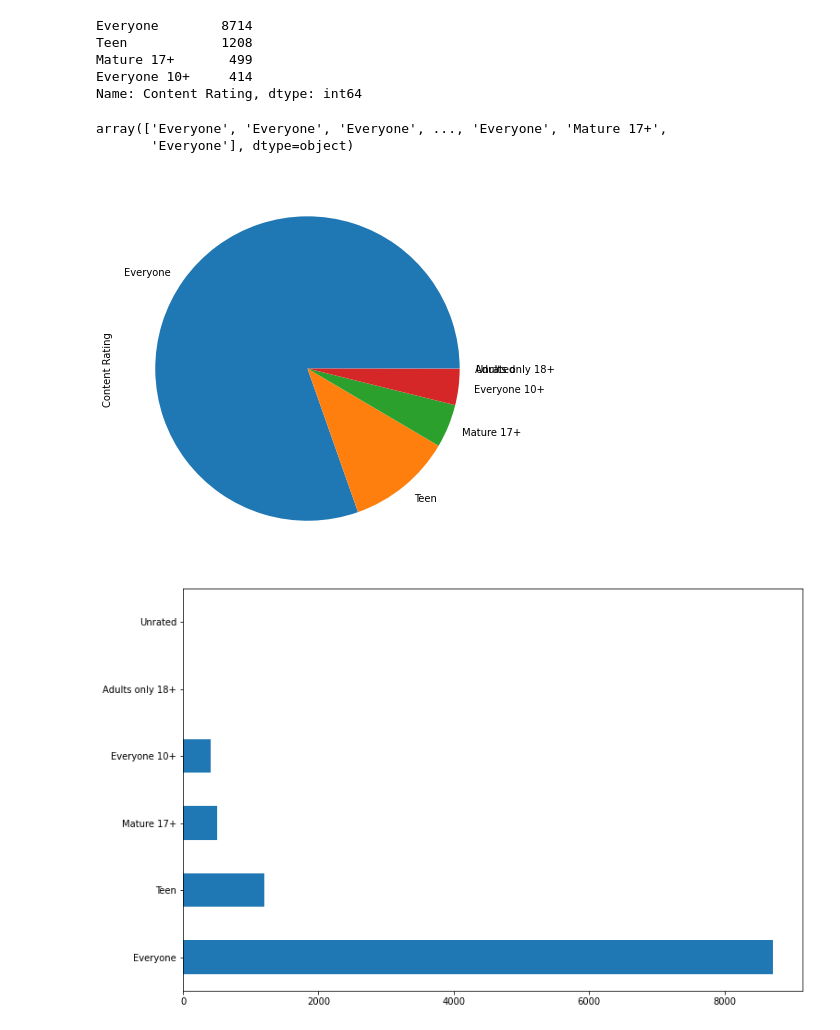
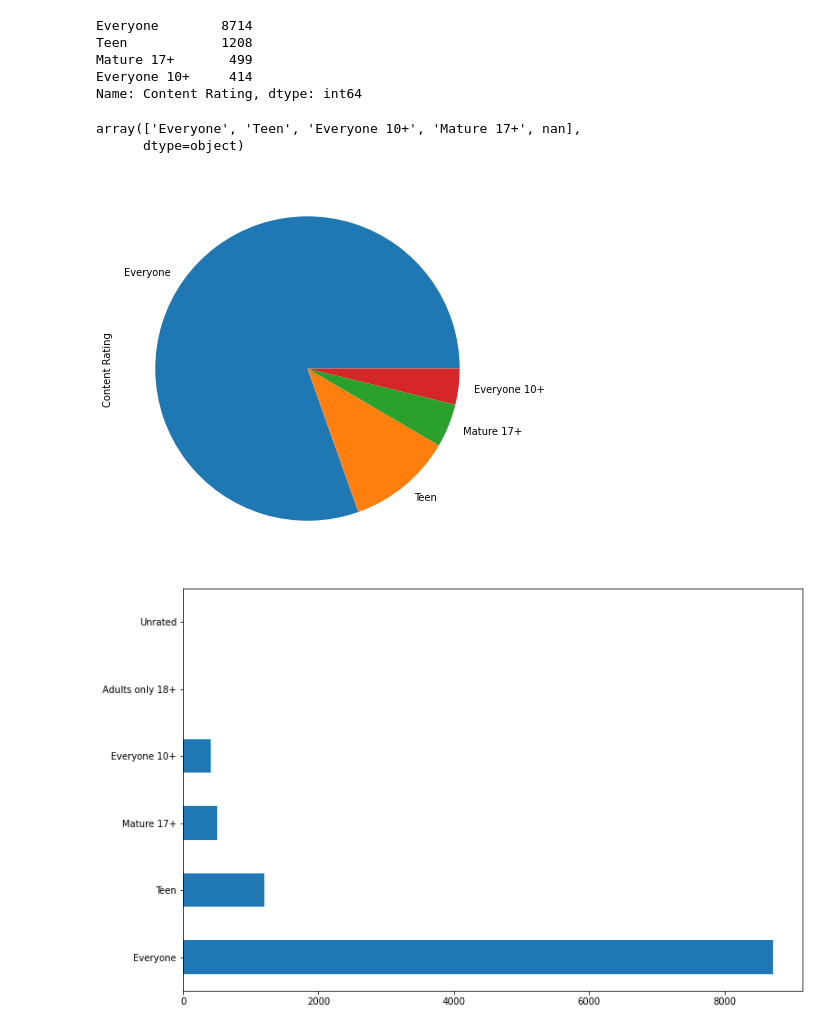
Before and after one commit to dindadinho93/hello, a Jupyter notebook: seaborn-play-store.ipynb, the cells around one changed output. Saved outputs shown, nothing was run; the diff lists cells and outputs as text; code cells hidden in the pictures.

```diff
--- a/seaborn-play-store.ipynb
+++ b/seaborn-play-store.ipynb
@@ -54,18 +54,18 @@ Mature 17+       499
 Everyone 10+     414
 Name: Content Rating, dtype: int64
 # %%
-rate_count['Content Rating'].values
+rate_count['Content Rating'].unique()
 # %% [output]
-array(['Everyone', 'Everyone', 'Everyone', ..., 'Everyone', 'Mature 17+',
-       'Everyone'], dtype=object)
+array(['Everyone', 'Teen', 'Everyone 10+', 'Mature 17+', nan],
+      dtype=object)
 # %%
 # Plotting a pie chart
 plt.figure(figsize=[9,7])
-data_rate = data_ps['Content Rating'].value_counts()
+data_rate = rate_count['Content Rating'].value_counts()
 data_rate.plot.pie()
 plt.show()
 # %% [output]
-[figure, old version]
+[figure, new version]
 # %%
 # Plotting a bar chart
 plt.figure(figsize=[12,8])
```
Also changed, not shown: parts of 1 cell of this notebook, 4 other files.
